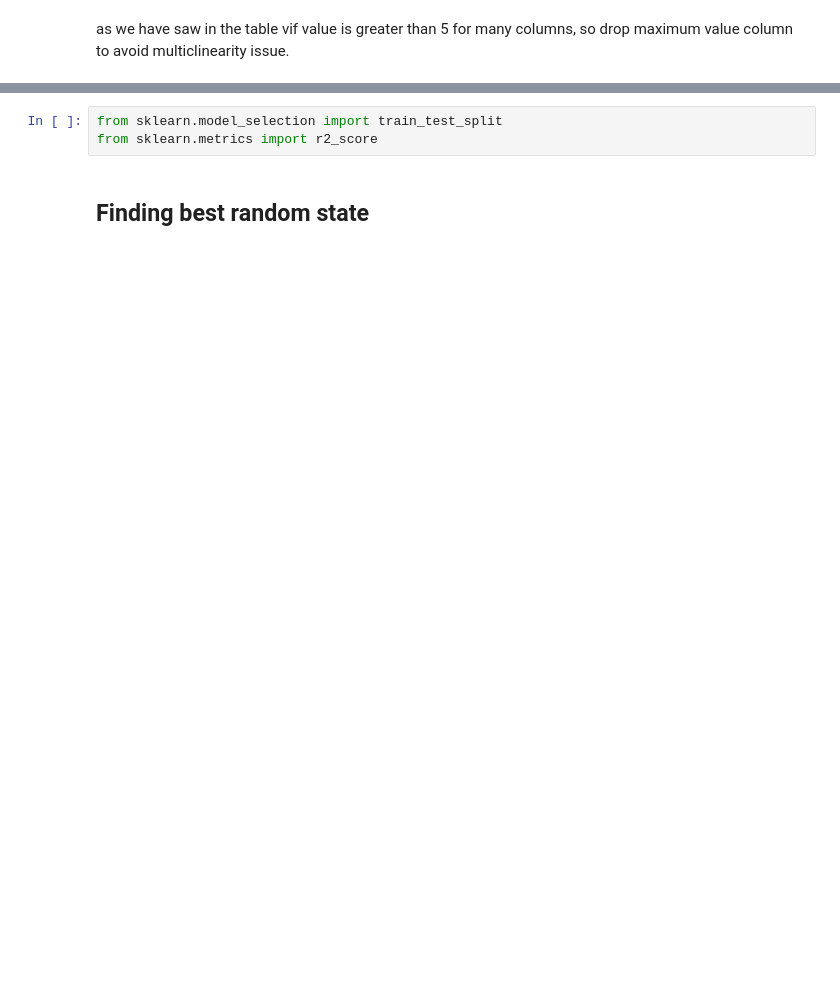
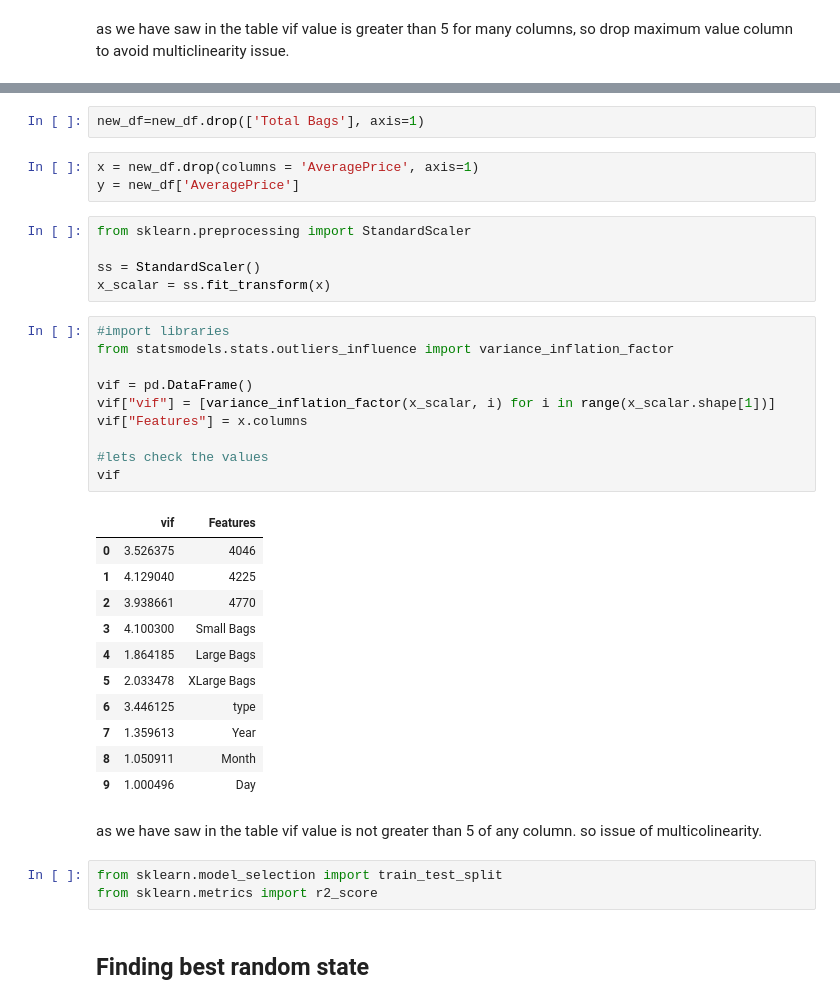
Before and after one commit to chaitali1992mygit/Avocado-project, a Jupyter notebook: AVACADO PROJECT.ipynb, the cells around one changed output, grey strips where cells are left out. Drawn from its saved outputs; the diff is of its cells as text; blank space fills up the shorter version.

```diff
--- a/AVACADO PROJECT.ipynb
+++ b/AVACADO PROJECT.ipynb
@@ -644,3 +1051,37 @@ as we have saw in the table vif value is greater than 5 for many columns, so dro
+# %%
+new_df=new_df.drop(['Total Bags'], axis=1)
+# %%
+x = new_df.drop(columns = 'AveragePrice', axis=1)
+y = new_df['AveragePrice']
+# %%
+from sklearn.preprocessing import StandardScaler
+
+ss = StandardScaler()
+x_scalar = ss.fit_transform(x)
+# %%
+#import libraries
+from statsmodels.stats.outliers_influence import variance_inflation_factor
+
+vif = pd.DataFrame()
+vif["vif"] = [variance_inflation_factor(x_scalar, i) for i in range(x_scalar.shape[1])]
+vif["Features"] = x.columns
+
+#lets check the values
+vif
+# %% [output]
+|  | vif | Features |
+| 0 | 3.526375 | 4046 |
+| 1 | 4.129040 | 4225 |
+| 2 | 3.938661 | 4770 |
+| 3 | 4.100300 | Small Bags |
+| 4 | 1.864185 | Large Bags |
+| 5 | 2.033478 | XLarge Bags |
+| 6 | 3.446125 | type |
+| 7 | 1.359613 | Year |
+| 8 | 1.050911 | Month |
+| 9 | 1.000496 | Day |
+# %% [markdown]
+as we have saw in the table vif value is not greater than 5 of any column. so issue of multicolinearity.
 # %%
 from sklearn.model_selection import train_test_split
 from sklearn.metrics import r2_score
```
Also changed, not shown: parts of 69 cells of this notebook.
